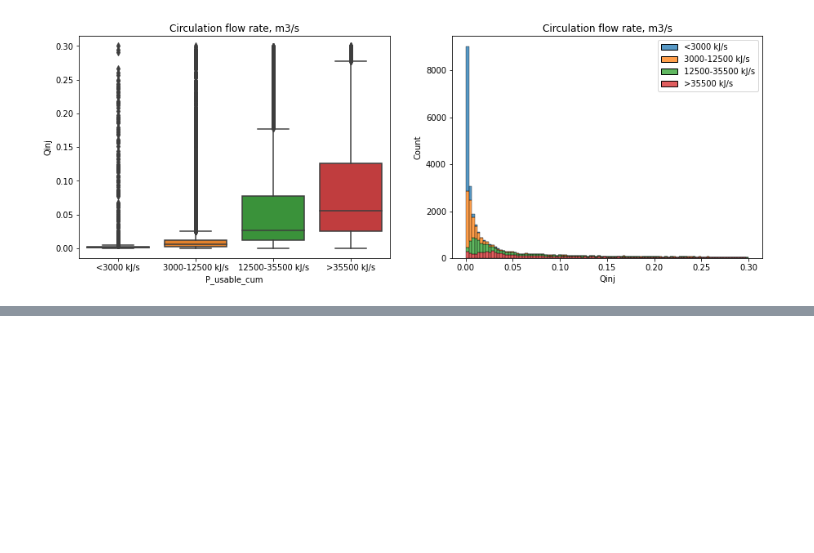
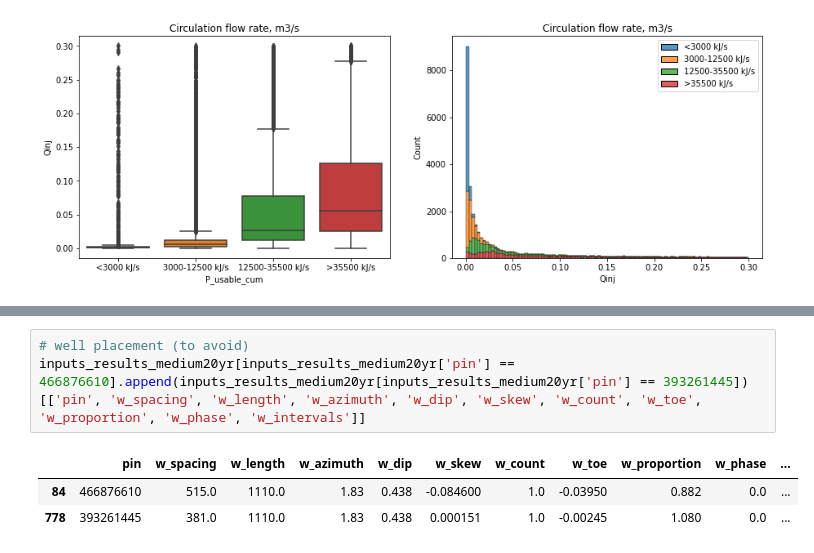
Before and after one commit to borisenko-ru/spe_pivot_2022_datathon, a Jupyter notebook: spe_pivot_datathon.ipynb, the cells around one changed output, grey strips where cells are left out. Saved outputs shown, nothing was run; the diff lists cells and outputs as text; blank space fills up the shorter version.

```diff
--- a/spe_pivot_datathon.ipynb
+++ b/spe_pivot_datathon.ipynb
@@ -1250,0 +1216,7 @@ base_params_plots_1('Qinj', title='Circulation flow rate, m3/s', xlim_hist=None,
+# %%
+# well placement (to avoid)
+inputs_results_medium20yr[inputs_results_medium20yr['pin'] == 466876610].append(inputs_results_medium20yr[inputs_results_medium20yr['pin'] == 393261445])[['pin', 'w_spacing', 'w_length', 'w_azimuth', 'w_dip', 'w_skew', 'w_count', 'w_toe', 'w_proportion', 'w_phase', 'w_intervals']]
+# %% [output]
+|  | pin | w_spacing | w_length | w_azimuth | w_dip | w_skew | w_count | w_toe | w_proportion | w_phase | ... |
+| 84 | 466876610 | 515.0 | 1110.0 | 1.83 | 0.438 | -0.084600 | 1.0 | -0.03950 | 0.882 | 0.0 | ... |
+| 778 | 393261445 | 381.0 | 1110.0 | 1.83 | 0.438 | 0.000151 | 1.0 | -0.00245 | 1.080 | 0.0 | ... |
```
Also changed, not shown: parts of 24 cells of this notebook.
